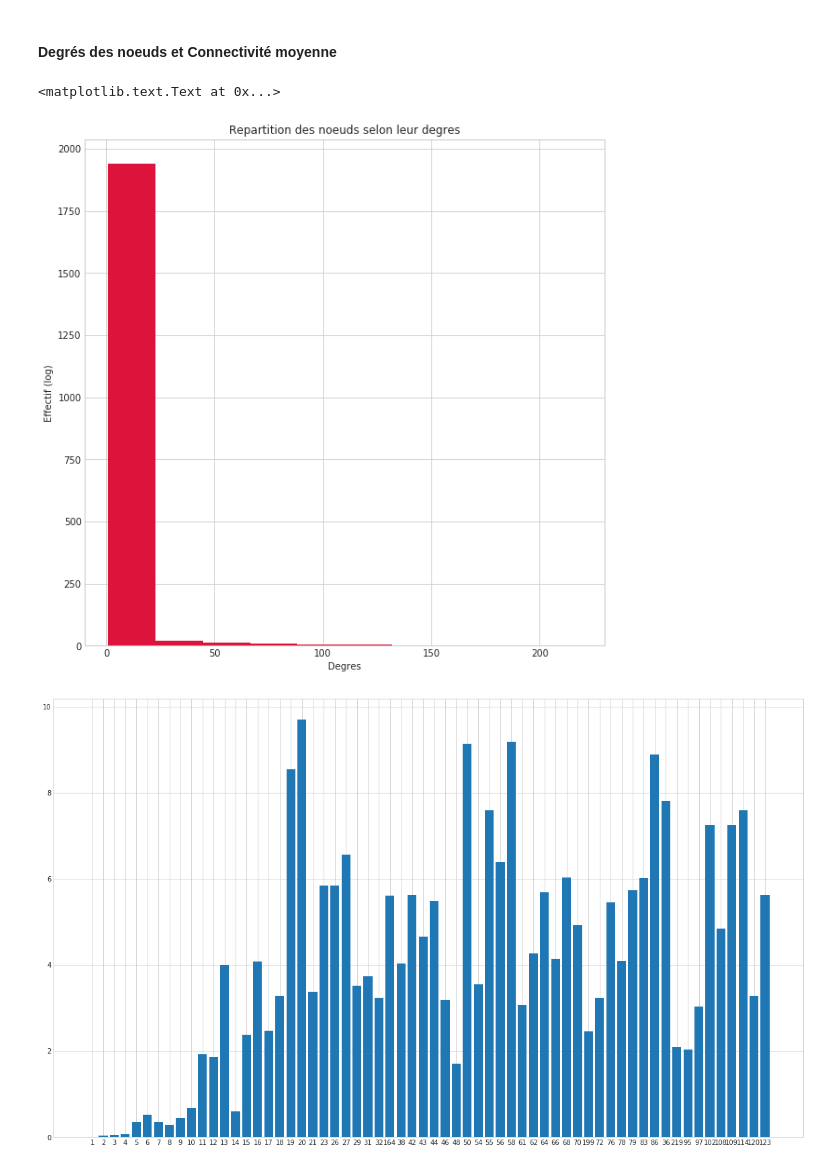
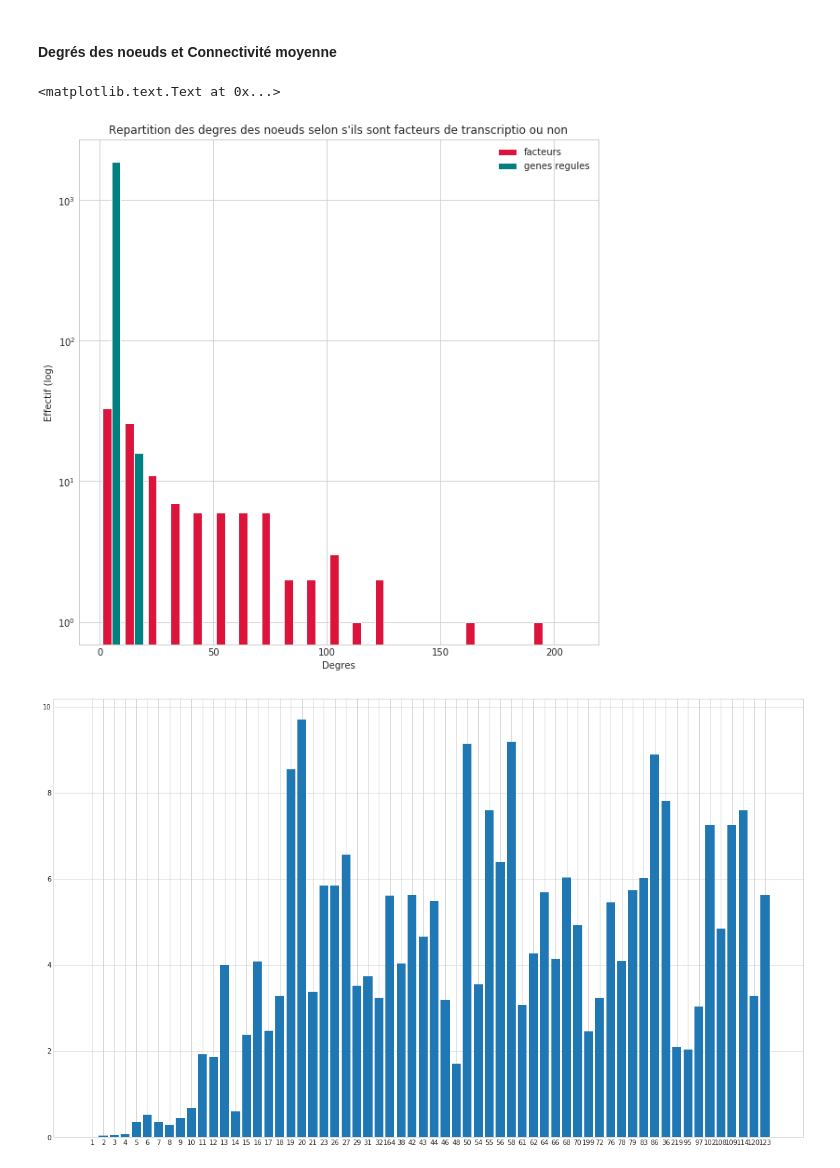
Before and after one commit to Belzenef/TCSP, a Jupyter notebook: Exercice1.ipynb, the cells around one changed output. Saved outputs shown, nothing was run; the diff lists cells and outputs as text; code cells hidden in the pictures.

```diff
--- a/Exercice1.ipynb
+++ b/Exercice1.ipynb
@@ -150,22 +150,40 @@ GU=nx.to_undirected(G)
 # print(nx.diameter(G)) ==> Found infinite path length because the digraph is not strongly connected
 # %% [markdown]
 #### Degrés des noeuds et Connectivité moyenne
+# %%
+Deg=nx.degree(G)
+degrees=[]
+nodes=[]
+for d in Deg:
+    degrees.append(d[1])
+    nodes.append(d[0])
+plt.figure(figsize=(10,10))
+breaks=range(0,220,5)
+plt.hist(degrees,color="Crimson",log=True,bins=breaks,edgecolor = 'white')
+plt.xlabel('Degres')
+plt.ylabel('Effectif (log)')
+plt.title('Repartition des noeuds selon leur degres')
 # %%
 Deg=nx.degree(G)
-degrees=[]
-nodes=[]
+trans_degrees=[]
+gene_degrees=[]
 for d in Deg:
-    degrees.append(d[1])
-    nodes.append(d[0])
+    if d[0] in  list(edges['transcription_factor']) :
+        trans_degrees.append(d[1])
+    else :
+        gene_degrees.append(d[1])
 # %%
 plt.figure(figsize=(10,10))
-plt.hist(degrees,color="Crimson")
+breaks=range(0,220,10)
+plt.hist([trans_degrees,gene_degrees],color=["Crimson","teal"],
+         log=True,bins=breaks,edgecolor = 'white',label = ['facteurs', 'genes regules'])
 plt.xlabel('Degres')
 plt.ylabel('Effectif (log)')
-plt.title('Repartition des noeuds selon leur degres')
+plt.legend()
+plt.title("Repartition des degres des noeuds selon s'ils sont facteurs de transcriptio ou non")
 # %% [output]
 <matplotlib.text.Text at 0x...>
-[figure, old version]
+[figure, new version]
 # %%
 Connect=nx.average_degree_connectivity(G)
 plt.figure(figsize=(20,12))
```
Also changed, not shown: parts of 10 cells of this notebook.
